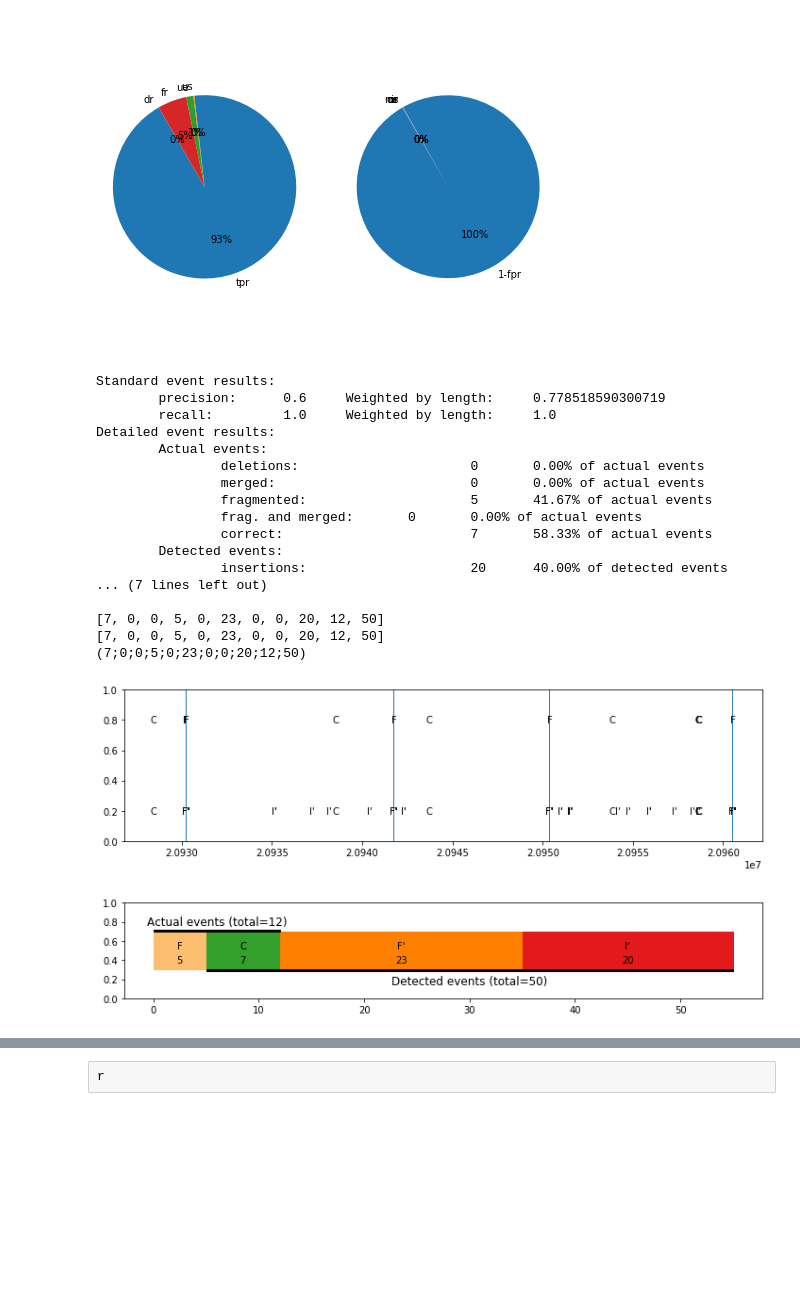
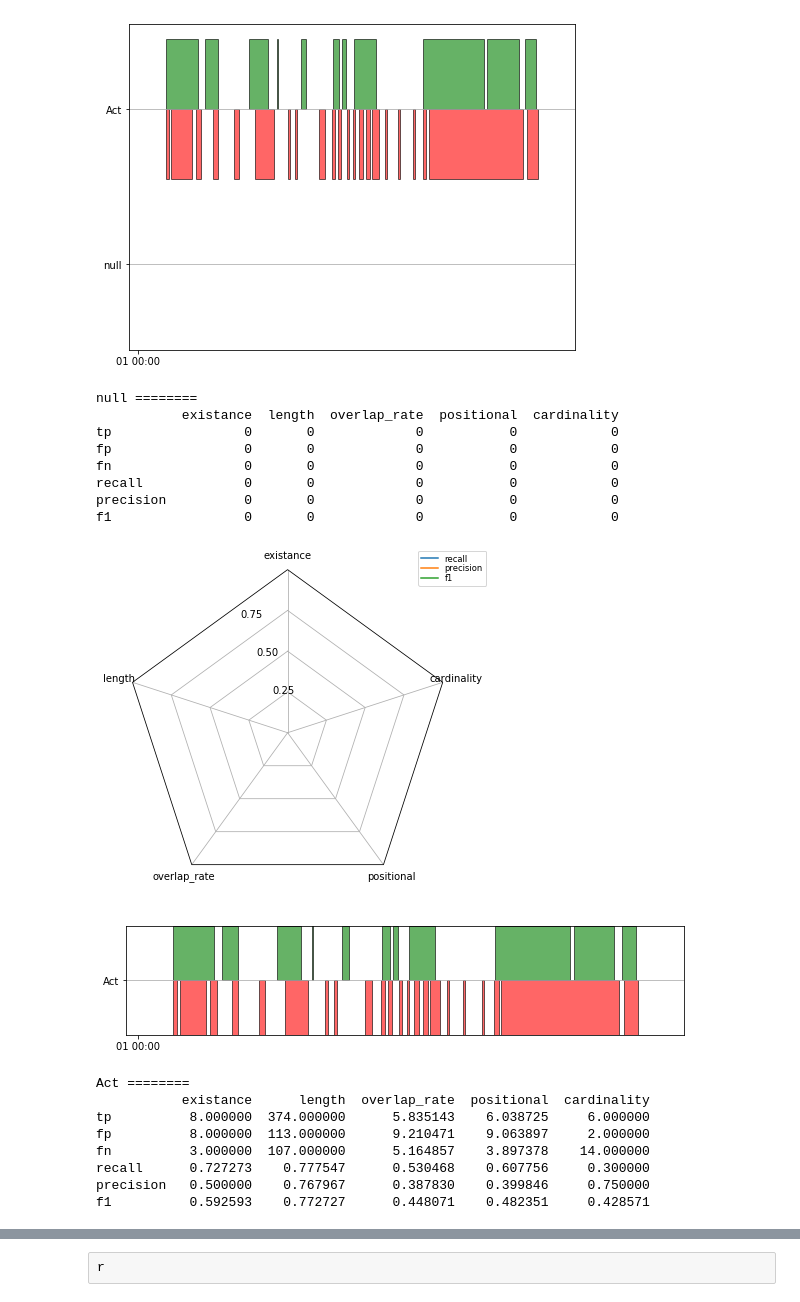
Before and after one commit to modaresimr/UnifiedAR, a Jupyter notebook: result_viewer.ipynb, the cells around one changed output, grey strips where cells are left out. Drawn from its saved outputs; the diff is of its cells as text; code cells hidden in the pictures; blank space fills up the shorter version.

```diff
--- a/result_viewer.ipynb
+++ b/result_viewer.ipynb
@@ -3,9 +3,16 @@
 %pylab inline
 pylab.rcParams['figure.figsize'] = (8, 6)
 import  general.utils as utils
-dataset,real_events,pred_events=utils.loadState('r1')
+import  datatool.testdata as testdata
+import result_analyse.visualisation as vs
+#dataset,real_events,pred_events=utils.loadState('r1')
+dataset,a,b=testdata.load()
+real_events=dataset.activity_events
+pred_events=a
+#pred_events=b
 
-import result_analyse.visualisation as vs
+
 vs.my_result_analyse(dataset,real_events,pred_events)
+vs.my_result_analyse(dataset,real_events,b)
 # %% [output]
 Populating the interactive namespace from numpy and matplotlib
@@ -51,20 +22,19 @@ Detailed segment results (length or frame count):
-[figure, old version]
+[figure, new version]
-Standard event results:
-        precision:      0.6     Weighted by length:     0.778518590300719
-        recall:         1.0     Weighted by length:     1.0
-Detailed event results:
-        Actual events:
-                deletions:                      0       0.00% of actual events
-                merged:                         0       0.00% of actual events
-                fragmented:                     5       41.67% of actual events
-                frag. and merged:       0       0.00% of actual events
-                correct:                        7       58.33% of actual events
-        Detected events:
-                insertions:                     20      40.00% of detected events
-... (7 lines left out)
-
-[7, 0, 0, 5, 0, 23, 0, 0, 20, 12, 50]
-[7, 0, 0, 5, 0, 23, 0, 0, 20, 12, 50]
-(7;0;0;5;0;23;0;0;20;12;50)
+null ========
+           existance  length  overlap_rate  positional  cardinality
+tp                 0       0             0           0            0
+fp                 0       0             0           0            0
+fn                 0       0             0           0            0
+recall             0       0             0           0            0
+precision          0       0             0           0            0
+f1                 0       0             0           0            0
-[figure, old version]
+[figure, new version]
-[figure, old version]
+[figure, new version]
+Act ========
+           existance      length  overlap_rate  positional  cardinality
+tp          8.000000  374.000000      5.835143    6.038725     6.000000
+fp          8.000000  113.000000      9.210471    9.063897     2.000000
+fn          3.000000  107.000000      5.164857    3.897378    14.000000
+recall      0.727273    0.777547      0.530468    0.607756     0.300000
+precision   0.500000    0.767967      0.387830    0.399846     0.750000
+f1          0.592593    0.772727      0.448071    0.482351     0.428571
```
Also changed, not shown: parts of 3 cells of this notebook, 3 other files.
